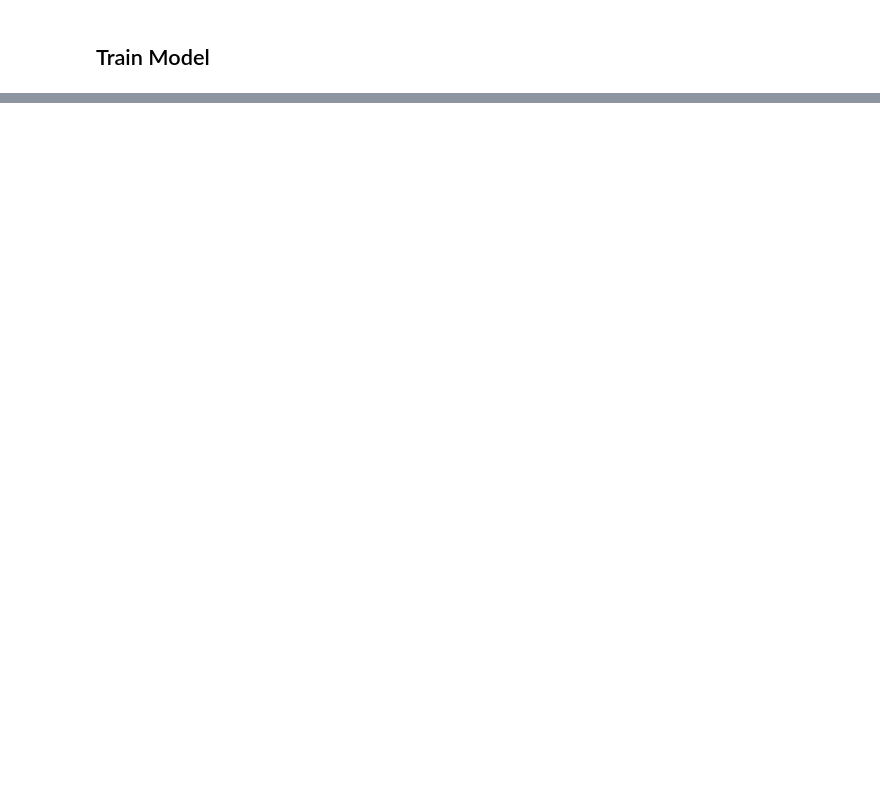
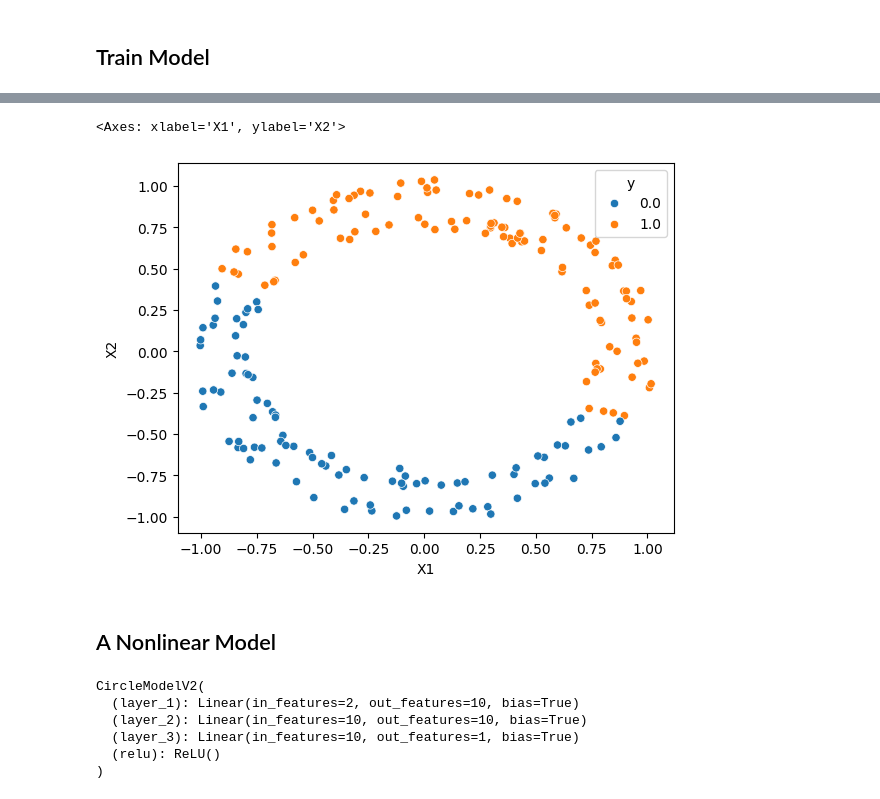
Before and after one commit to harnettd/learn-PyTorch, a Jupyter notebook: 02-Neural-Network-Classification.ipynb, the cells around one changed output, grey strips where cells are left out. Cells and saved outputs as stored; diff of their text form; code cells hidden in the pictures; blank space fills up the shorter version.

```diff
--- a/02-Neural-Network-Classification.ipynb
+++ b/02-Neural-Network-Classification.ipynb
@@ -180,0 +212,33 @@ Epoch: 90 | Loss: 0.69345 | Accuracy: 0.500 | Test Loss: 0.69590 | Test Accuracy
+# %%
+loss_fn = nn.BCEWithLogitsLoss()
+optimizer = torch.optim.SGD(params=model_1.parameters(), lr=0.1)
+# %%
+torch.manual_seed(42)
+
+epochs = 1000
+
+for epoch in range(epochs):
+    ### Training
+    model_1.train()
+
+    y_train_logits = model_1(X_train).squeeze()
+    y_train_labels = torch.round(torch.sigmoid(y_train_logits))
+
+    loss = loss_fn(y_train_logits, y_train)
+    accuracy = accuracy_fn(y_train, y_train_labels)
+
+    optimizer.zero_grad()
+    loss.backward()
+    optimizer.step()
+
+    ### Testing
+    model_1.eval()
+    with torch.inference_mode():
+        y_test_logits = model_1(X_test).squeeze()
+        y_test_labels = torch.round(torch.sigmoid(y_test_logits))
+        test_loss = loss_fn(y_test_logits, y_test)
+        test_accuracy = accuracy_fn(y_test, y_test_labels)
+
+    ### Printouts
+    if epoch % 100 == 0:
+        print(f'Epoch: {epoch} | Loss: {loss:.5f} | Accuracy: {accuracy:.3f} | Test Loss: {test_loss:.5f} | Test Accuracy: {test_accuracy:.3f}')
@@ -180,0 +256,32 @@ Epoch: 90 | Loss: 0.69345 | Accuracy: 0.500 | Test Loss: 0.69590 | Test Accuracy
+# %%
+df_pred = pd.DataFrame(
+    np.hstack((X_test.numpy(), y_test_labels.numpy().reshape(-1, 1))),
+    columns=['X1', 'X2', 'y']
+)
+sns.scatterplot(data=df_pred, x='X1', y='X2', hue='y')
+# %% [output]
+<Axes: xlabel='X1', ylabel='X2'>
+[figure, added]
+# %% [markdown]
+## A Nonlinear Model
+# %%
+class CircleModelV2(nn.Module):
+    def __init__(self):
+        super().__init__()
+        self.layer_1 = nn.Linear(in_features=2, out_features=10)
+        self.layer_2 = nn.Linear(in_features=10, out_features=10)
+        self.layer_3 = nn.Linear(in_features=10, out_features=1)
+        self.relu = nn.ReLU()
+
+    def forward(self, X):
+        return self.layer_3(self.relu(self.layer_2(self.relu(self.layer_1(X)))))
+
+model_2 = CircleModelV2().to(device)
+model_2
+# %% [output]
+CircleModelV2(
+  (layer_1): Linear(in_features=2, out_features=10, bias=True)
+  (layer_2): Linear(in_features=10, out_features=10, bias=True)
+  (layer_3): Linear(in_features=10, out_features=1, bias=True)
+  (relu): ReLU()
+)
```
Also changed, not shown: parts of 16 cells of this notebook.
